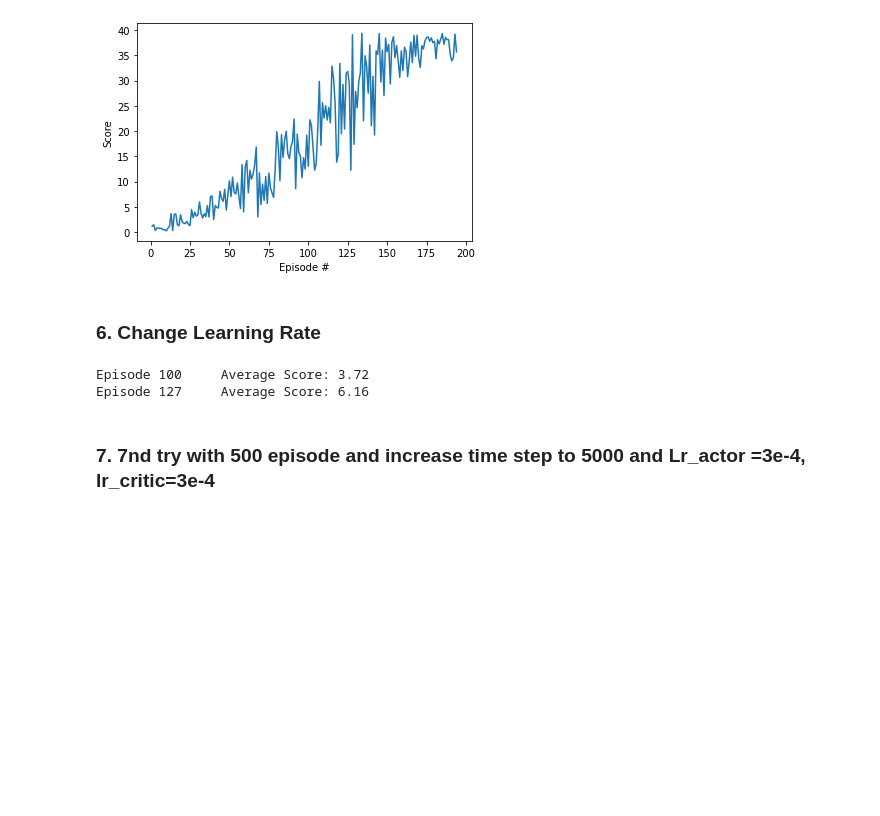
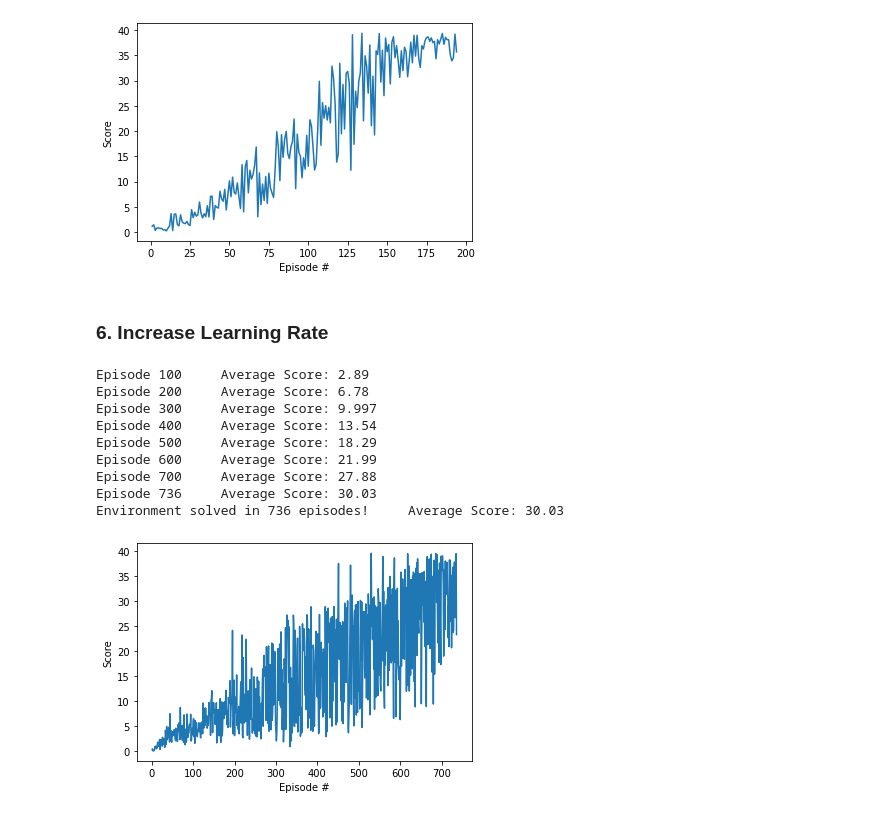
Before and after one commit to TriKnight/Reacher_Continuous_Control, a Jupyter notebook: Continuous_Control.ipynb, the cells around one changed output. Drawn from its saved outputs; the diff is of its cells as text; code cells hidden in the pictures; blank space fills up the shorter version.

```diff
--- a/Continuous_Control.ipynb
+++ b/Continuous_Control.ipynb
@@ -471,7 +471,7 @@ Episode 194     Average Score: 30.10
 Environment solved in 194 episodes!     Average Score: 30.10
 [figure]
 # %% [markdown]
-### 6. Change Learning Rate
+### 6. Increase Learning Rate
 # %%
 from DDPG_AGENT import Agent
 
@@ -479,13 +479,13 @@ BUFFER_SIZE = int(1e6)  # replay buffer size
 BATCH_SIZE = 128       # minibatch size
 GAMMA = 0.98            # discount factor
 TAU = 1e-3              # for soft update of target parameters
-LR_ACTOR = 1e-4         # learning rate of the actor
-LR_CRITIC = 1e-4        # learning rate of the critic
+LR_ACTOR = 5e-4         # learning rate of the actor
+LR_CRITIC = 5e-4        # learning rate of the critic
 WEIGHT_DECAY = 0        # L2 weight decay
 NOISE_DECAY =0.999       # Noise decay
 agent = Agent(state_size=33, action_size=4, random_seed=0,buffer_size=BUFFER_SIZE ,batch_size=BATCH_SIZE, gamma=GAMMA, tau=TAU, lr_actor=LR_ACTOR, lr_critic=LR_CRITIC, weight_decay=WEIGHT_DECAY, noise_decay=NOISE_DECAY)
 
-def ddpg(n_episodes=5000, max_t=1000, print_every=100):
+def ddpg(n_episodes=1000, max_t=1000, print_every=100):
     scores_deque = deque(maxlen=print_every)
     score_final = []
     for i_episode in range(1, n_episodes+1):
@@ -504,34 +504,40 @@ def ddpg(n_episodes=5000, max_t=1000, print_every=100):
 
             score += reward                        # update the score (for each agent)
             state = next_state
             if done:                                  # exit loop if episode finished
                 break
 
         scores_deque.append(score)
         score_final.append(score)
         print('\rEpisode {}\tAverage Score: {:.2f}'.format(i_episode, np.mean(scores_deque)), end="")
         torch.save(agent.actor_local.state_dict(), 'checkpoint_actor.pth')
         torch.save(agent.critic_local.state_dict(), 'checkpoint_critic.pth')
         if i_episode % print_every == 0:
             print('\rEpisode {}\tAverage Score: {:.2f}'.format(i_episode, np.mean(scores_deque)))
 
         if np.mean(scores_deque)>=30.0:
             print('\nEnvironment solved in {:d} episodes!\tAverage Score: {:.2f}'.format(i_episode, np.mean(scores_deque)))
             torch.save(agent.actor_local.state_dict(), 'checkpoint_actor.pth')
             torch.save(agent.critic_local.state_dict(), 'checkpoint_critic.pth')
             break
     return score_final
 
 points = ddpg()
 
 fig = plt.figure()
 ax = fig.add_subplot(111)
 plt.plot(np.arange(1, len(points)+1), points)
 plt.ylabel('Score')
 plt.xlabel('Episode #')
 plt.show()
 # %% [output]
-Episode 100     Average Score: 3.72
-Episode 127     Average Score: 6.16
+Episode 100     Average Score: 2.89
+Episode 200     Average Score: 6.78
+Episode 300     Average Score: 9.997
+Episode 400     Average Score: 13.54
+Episode 500     Average Score: 18.29
+Episode 600     Average Score: 21.99
+Episode 700     Average Score: 27.88
+Episode 736     Average Score: 30.03
+Environment solved in 736 episodes!     Average Score: 30.03
+[figure, added]
-# %% [markdown]
-### 7. 7nd try with 500 episode and increase time step to 5000 and Lr_actor =3e-4, lr_critic=3e-4
```
Also changed, not shown: parts of 7 cells of this notebook.
